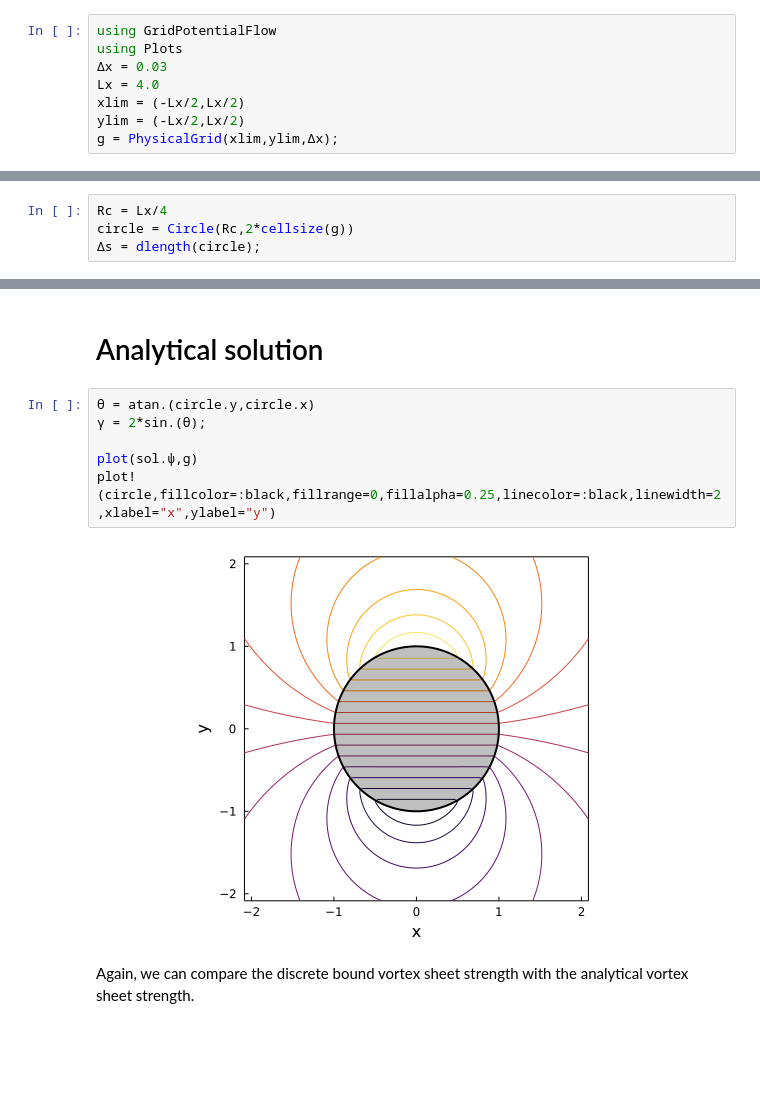
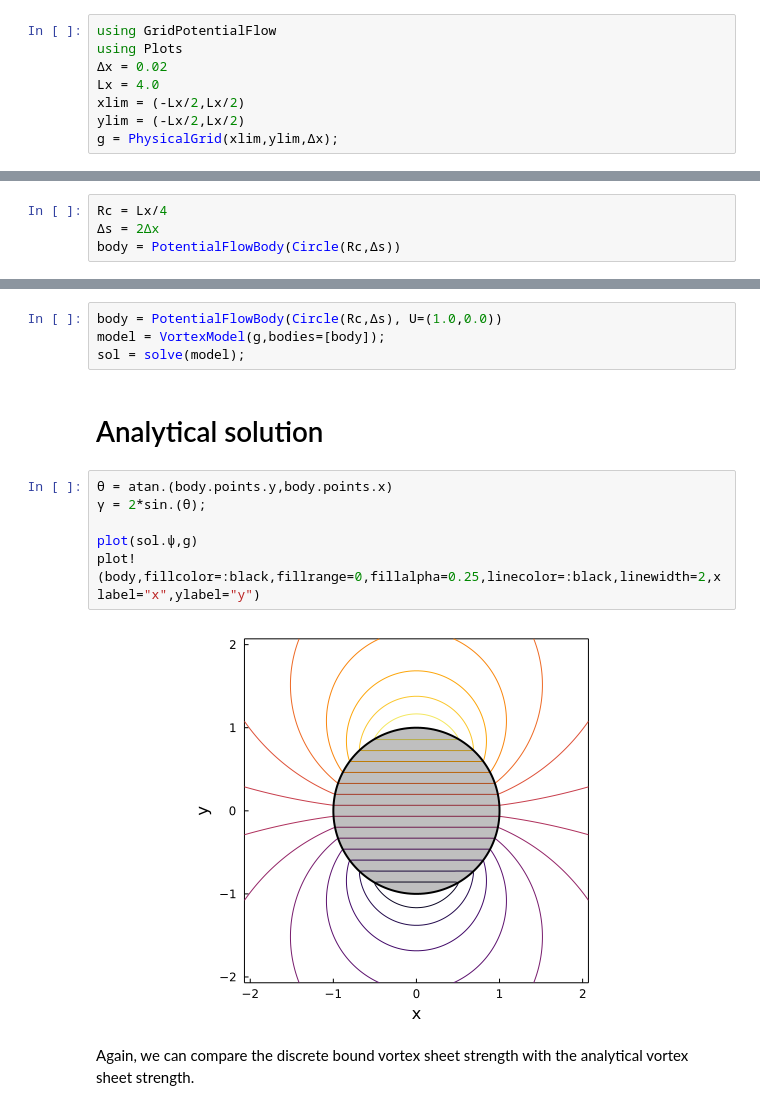
Before and after one commit to JuliaIBPM/GridPotentialFlow.jl, a Jupyter notebook: examples/2.-Potential-flow-with-an-impenetrable-surface.ipynb, the cells around one changed output, grey strips where cells are left out. Cells and saved outputs as stored; diff of their text form; blank space fills up the shorter version.

```diff
--- a/examples/2.-Potential-flow-with-an-impenetrable-surface.ipynb
+++ b/examples/2.-Potential-flow-with-an-impenetrable-surface.ipynb
@@ -33,7 +33,7 @@ We will now consider two examples. In these examples, we use the following grid.
 # %%
 using GridPotentialFlow
 using Plots
-Δx = 0.03
+Δx = 0.02
 Lx = 4.0
 xlim = (-Lx/2,Lx/2)
 ylim = (-Lx/2,Lx/2)
@@ -47,4 +47,4 @@ As an basic example, consider now a point vortex near a circular cylinder.
 # %%
 Rc = Lx/4
-circle = Circle(Rc,2*cellsize(g))
-Δs = dlength(circle);
+Δs = 2Δx
+body = PotentialFlowBody(Circle(Rc,Δs))
@@ -101,13 +110,17 @@ sol = solvesystem(model,w,parameters=modelparameters);
+# %%
+body = PotentialFlowBody(Circle(Rc,Δs), U=(1.0,0.0))
+model = VortexModel(g,bodies=[body]);
+sol = solve(model);
 # %% [markdown]
 # Analytical solution
 # %%
-θ = atan.(circle.y,circle.x)
+θ = atan.(body.points.y,body.points.x)
 γ = 2*sin.(θ);
 
 plot(sol.ψ,g)
-plot!(circle,fillcolor=:black,fillrange=0,fillalpha=0.25,linecolor=:black,linewidth=2,xlabel="x",ylabel="y")
+plot!(body,fillcolor=:black,fillrange=0,fillalpha=0.25,linecolor=:black,linewidth=2,xlabel="x",ylabel="y")
 # %% [output]
-[figure, old version]
+[figure, new version]
 # %% [markdown]
 Again, we can compare the discrete bound vortex sheet strength with the analytical vortex sheet strength.
 # %%
```
Also changed, not shown: parts of 16 cells of this notebook, 19 other files.
